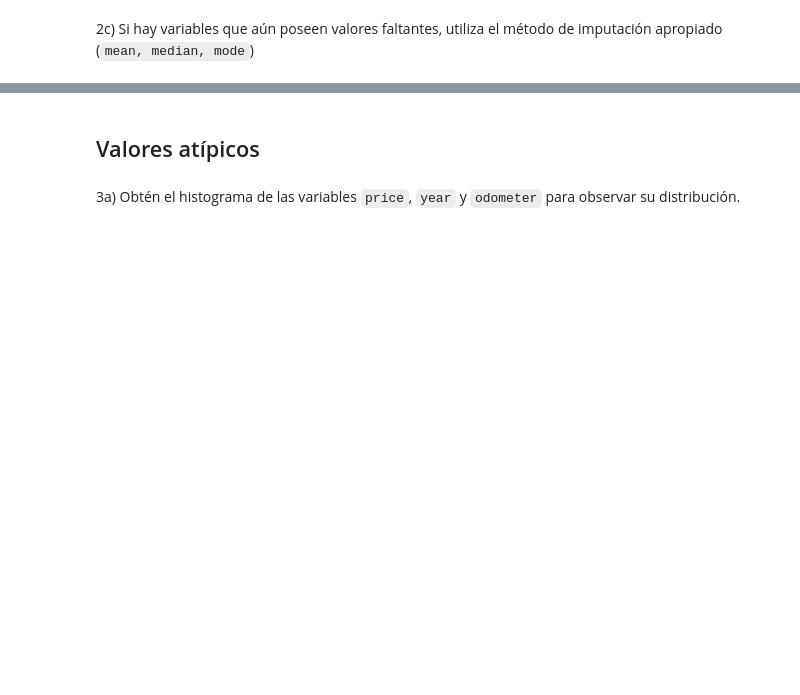
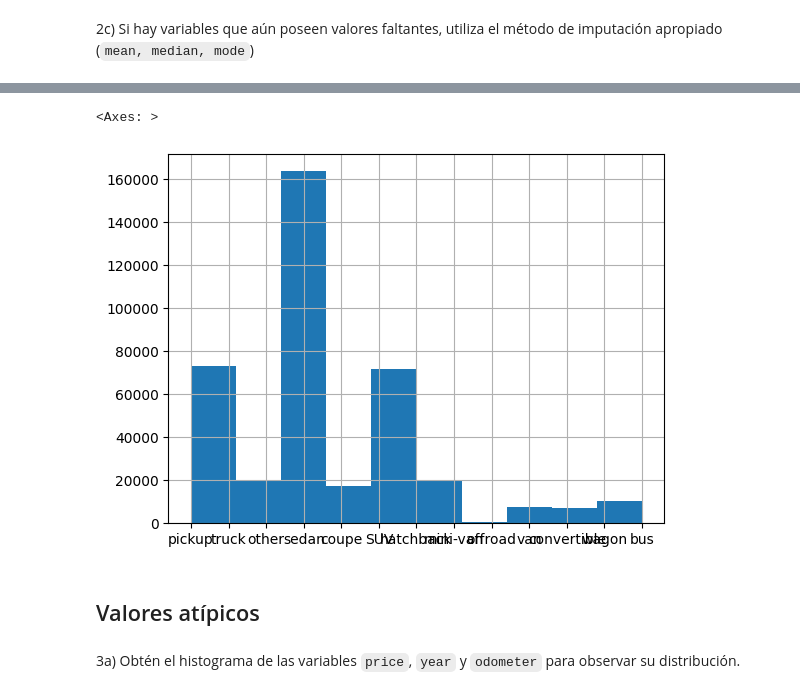
Before and after one commit to AngelBriFi/Tareas_Equipo_02, a Jupyter notebook: Actividad6FE.ipynb, the cells around one changed output, grey strips where cells are left out. Drawn from its saved outputs; the diff is of its cells as text; code cells hidden in the pictures; blank space fills up the shorter version.

```diff
--- a/Actividad6FE.ipynb
+++ b/Actividad6FE.ipynb
@@ -152,2 +157,10 @@ dtype: float64
 # %% [markdown]
 2c) Si hay variables que aún poseen valores faltantes, utiliza el método de imputación apropiado (`mean, median, mode`)
+# %%
+from sklearn.model_selection import train_test_split
+from sklearn.impute import SimpleImputer
+
+imputer = SimpleImputer(strategy='most_frequent')
+nomissingData = imputer.fit_transform(cars_df)
+pd_test = pd.DataFrame(nomissingData, columns=cars_df.columns)
+pd_test
@@ -154,3 +181,8 @@ dtype: float64
+# %%
+pd_test['type'].hist()
+# %% [output]
+<Axes: >
+[figure, added]
 # %% [markdown]
 ## Valores atípicos
 # %% [markdown]
```
Also changed, not shown: parts of 5 cells of this notebook.
